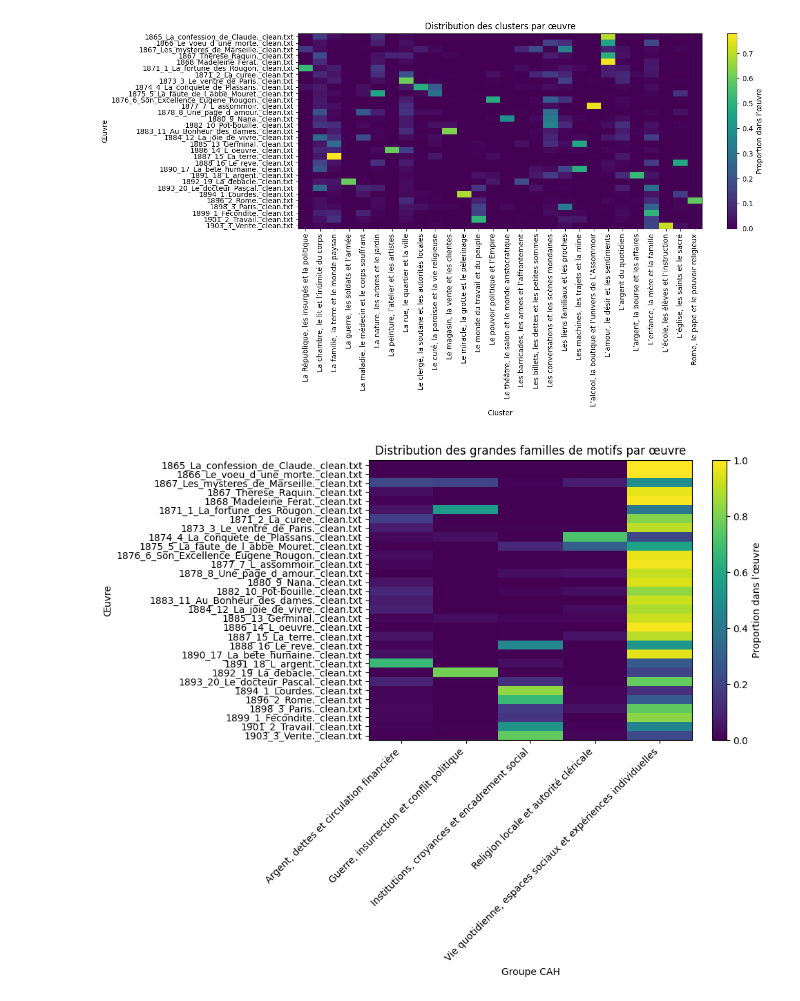
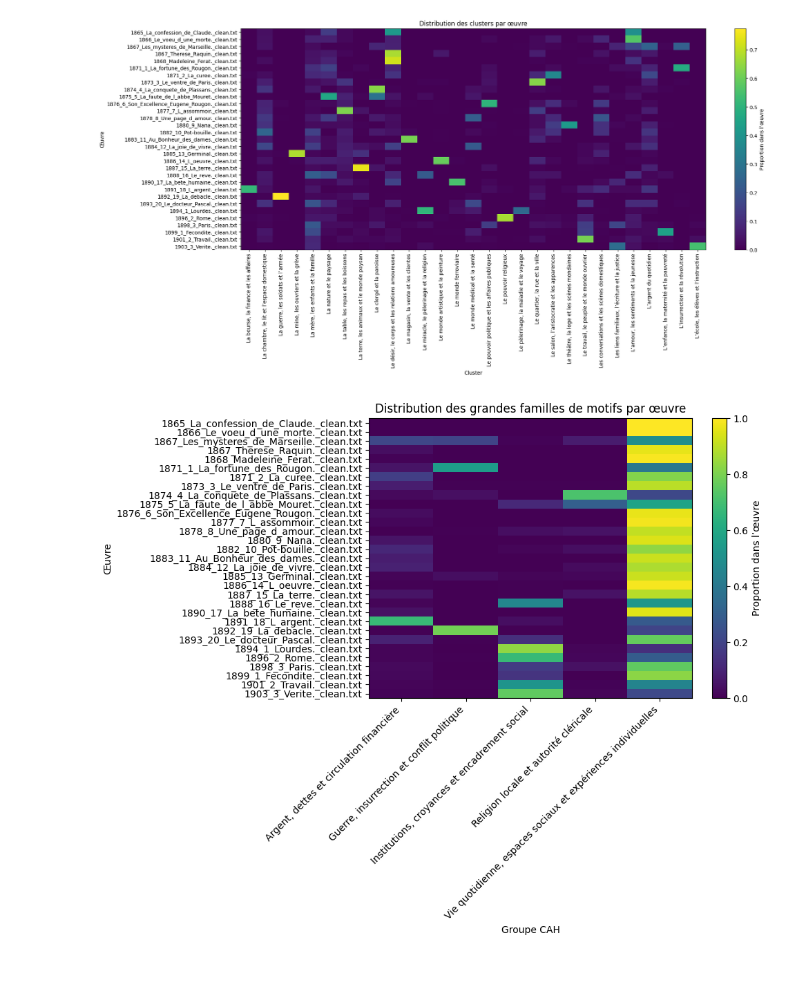
Before and after one commit to MorganRichard25/analyse_topic_zola, a Jupyter notebook: notebooks/3_kmeans_clustering.ipynb, the cells around one changed output. Drawn from its saved outputs; the diff is of its cells as text; code cells hidden in the pictures; blank space fills up the shorter version.

```diff
--- a/notebooks/3_kmeans_clustering.ipynb
+++ b/notebooks/3_kmeans_clustering.ipynb
@@ -27,5 +91,5 @@ X = vectorizer.fit_transform(df["phrases_lemm"])
 # %%
-kmeans= KMeans(n_clusters=28,
+kmeans= KMeans(n_clusters=29,
                random_state=42,
                n_init=10)
 
@@ -116,6 +181,6 @@ noms_clusters = {
 }
 # %%
-df["nom_cluster"] = df["cluster"].map(noms_clusters)
+df["nom_cluster"] = df["cluster"].map(noms_clusters_kmeans)
 # %%
 df[["cluster", "nom_cluster", "phrases_paquet"]].head()
 # %% [output]
@@ -180,7 +245,7 @@ df_groupes = pd.DataFrame({
     "groupe_cah": groupes_cah
 })
 
-df_groupes["nom_cluster"] = df_groupes["cluster"].map(noms_clusters)
+df_groupes["nom_cluster"] = df_groupes["cluster"].map(noms_clusters_kmeans)
 
 df_groupes.sort_values("groupe_cah")
 # %% [output]
@@ -277,27 +342,24 @@ plt.show()
 # %%
-import pandas as pd
-import matplotlib.pyplot as plt
-
 table = pd.crosstab(
     df["nom_fichier"],
     df["nom_cluster"],
     normalize="index"
 )
 
-plt.figure(figsize=(14, 8))
+plt.figure(figsize=(20, 10))
 plt.imshow(table, aspect="auto")
 
 plt.xticks(range(len(table.columns)), table.columns, rotation=90)
 plt.yticks(range(len(table.index)), table.index)
 
 plt.title("Distribution des clusters par œuvre")
 plt.xlabel("Cluster")
 plt.ylabel("Œuvre")
 plt.colorbar(label="Proportion dans l’œuvre")
 plt.tight_layout()
 plt.show()
 # %% [output]
-[figure, old version]
+[figure, new version]
 # %%
 table_groupes = pd.crosstab(
     df["nom_fichier"],
```
Also changed, not shown: parts of 17 cells of this notebook, 7 other files.
